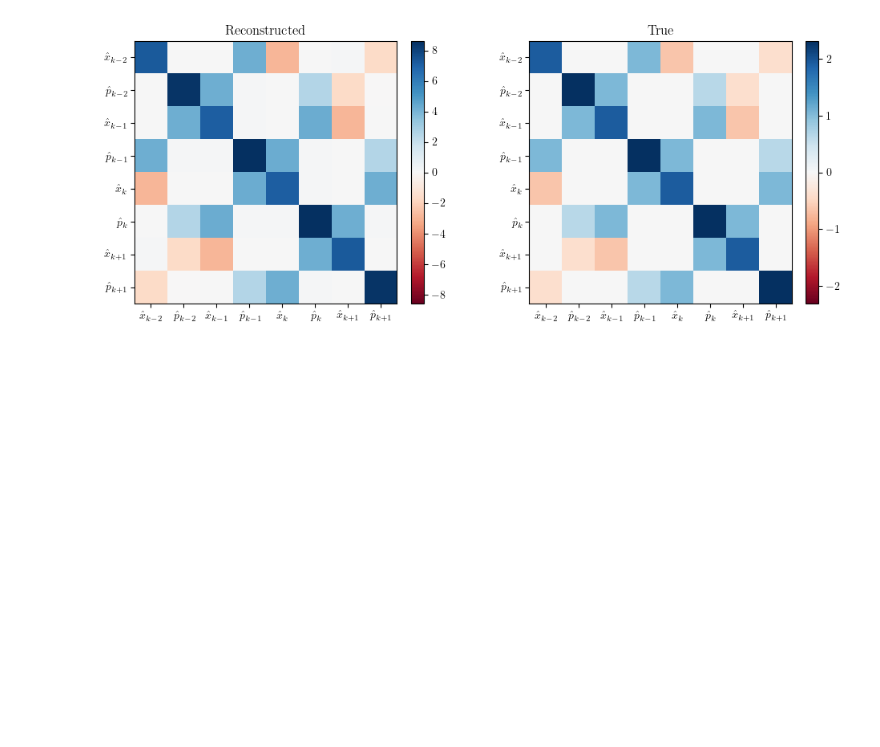
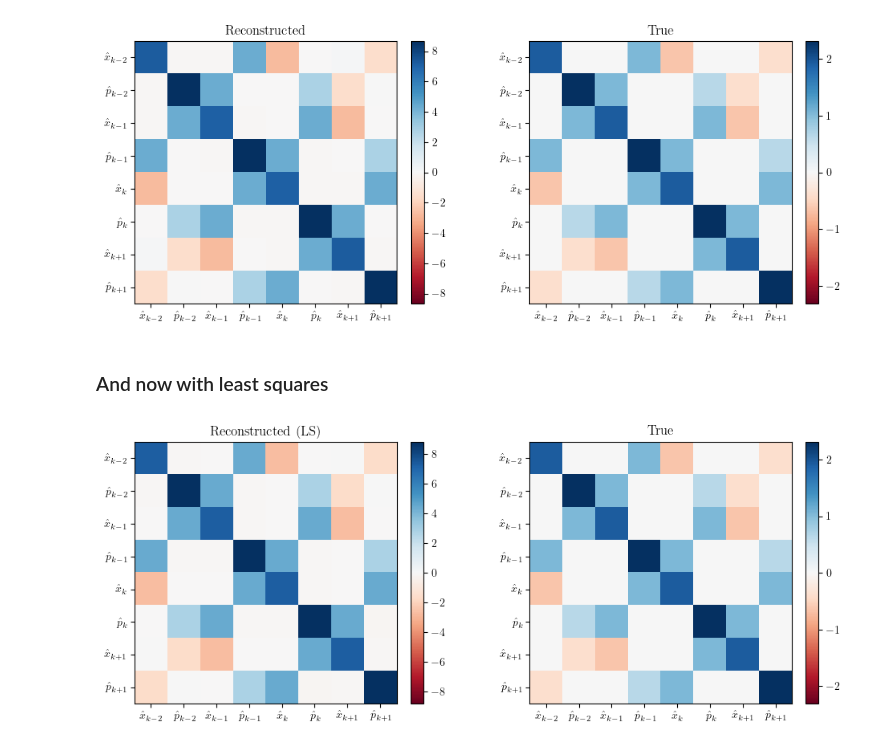
Before and after one commit to roseopicta/phase_scan, a Jupyter notebook: notebooks/3_rail_state.ipynb, the cells around one changed output. Saved outputs shown, nothing was run; the diff lists cells and outputs as text; code cells hidden in the pictures; blank space fills up the shorter version.

```diff
--- a/notebooks/3_rail_state.ipynb
+++ b/notebooks/3_rail_state.ipynb
@@ -190,3 +190,17 @@ plt.tight_layout()
 plt.show()
 # %% [output]
 [figure]
+# %% [markdown]
+### And now with least squares
+# %%
+estimated_sigma = ml_covariance_estimation_direct_ls(gaussian_utils.collect_adjacent_samples(data, 4))
+
+fig, axs = plt.subplots(1, 2, figsize=(10, 4))
+gaussian_utils.plot_covariance_matrix(
+    full_sigma[:8, :8], title='True', show_var_names=True, sequential=True, axs=axs[1])
+gaussian_utils.plot_covariance_matrix(
+    estimated_sigma, title='Reconstructed (LS)', show_var_names=True, sequential=True, axs=axs[0])
+plt.tight_layout()
+plt.show()
+# %% [output]
+[figure, added]
```
Also changed, not shown: parts of 3 cells of this notebook, 5 other files.
